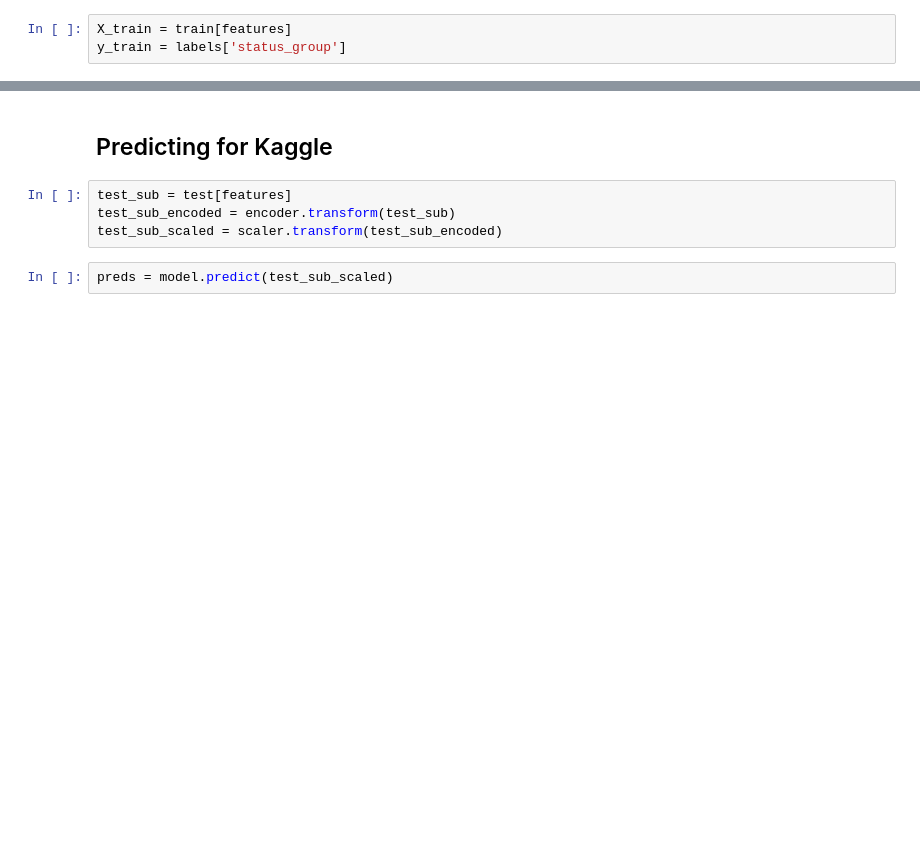
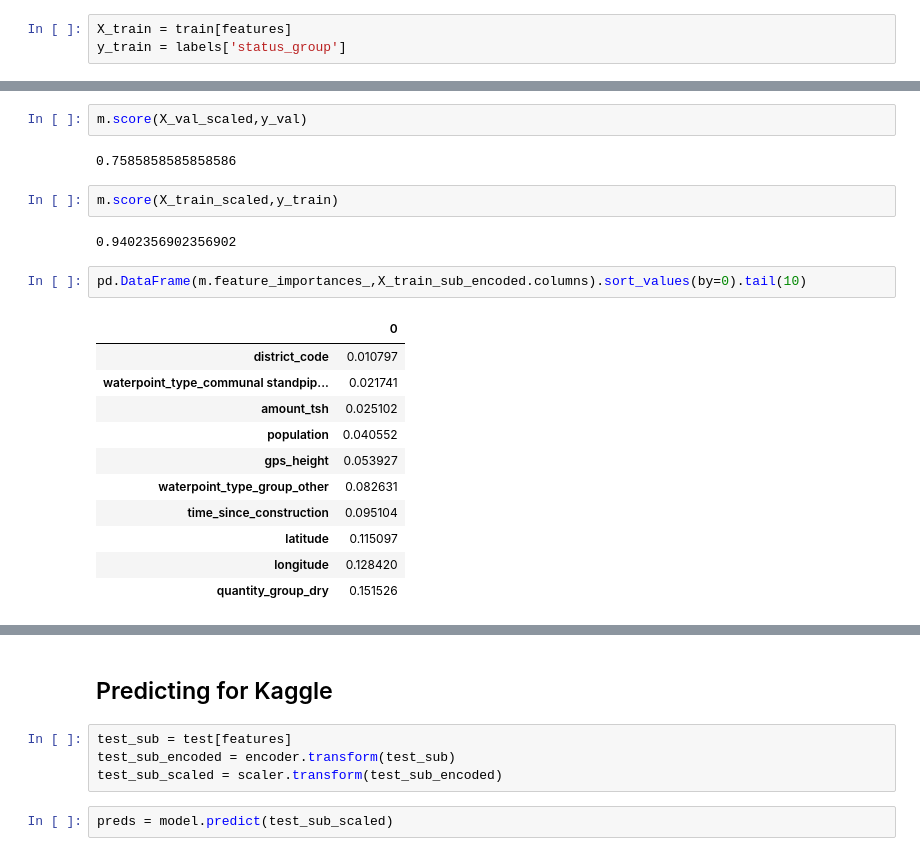
Before and after one commit to LambdaSchool/DS-Unit-2-Classification-1, a Jupyter notebook: module1-logistic-regression/kaggle_class_comp.ipynb, the cells around one changed output, grey strips where cells are left out. Saved outputs shown, nothing was run; the diff lists cells and outputs as text; blank space fills up the shorter version.

```diff
--- a/module1-logistic-regression/kaggle_class_comp.ipynb
+++ b/module1-logistic-regression/kaggle_class_comp.ipynb
@@ -150,0 +189,22 @@ model.score(X_test_scaled,y_test)
+# %%
+m.score(X_val_scaled,y_val)
+# %% [output]
+0.7585858585858586
+# %%
+m.score(X_train_scaled,y_train)
+# %% [output]
+0.9402356902356902
+# %%
+pd.DataFrame(m.feature_importances_,X_train_sub_encoded.columns).sort_values(by=0).tail(10)
+# %% [output]
+|  | 0 |
+| district_code | 0.010797 |
+| waterpoint_type_communal standpip... | 0.021741 |
+| amount_tsh | 0.025102 |
+| population | 0.040552 |
+| gps_height | 0.053927 |
+| waterpoint_type_group_other | 0.082631 |
+| time_since_construction | 0.095104 |
+| latitude | 0.115097 |
+| longitude | 0.128420 |
+| quantity_group_dry | 0.151526 |
```
Also changed, not shown: parts of 55 cells of this notebook.
